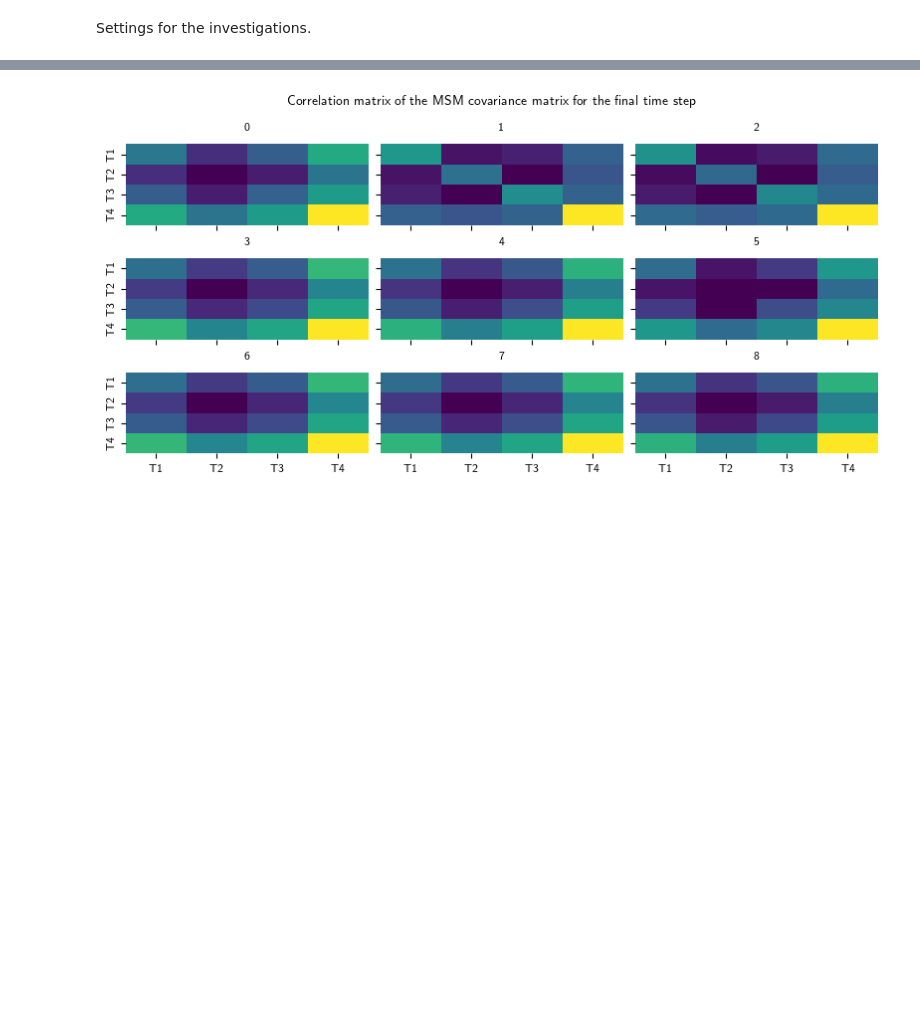
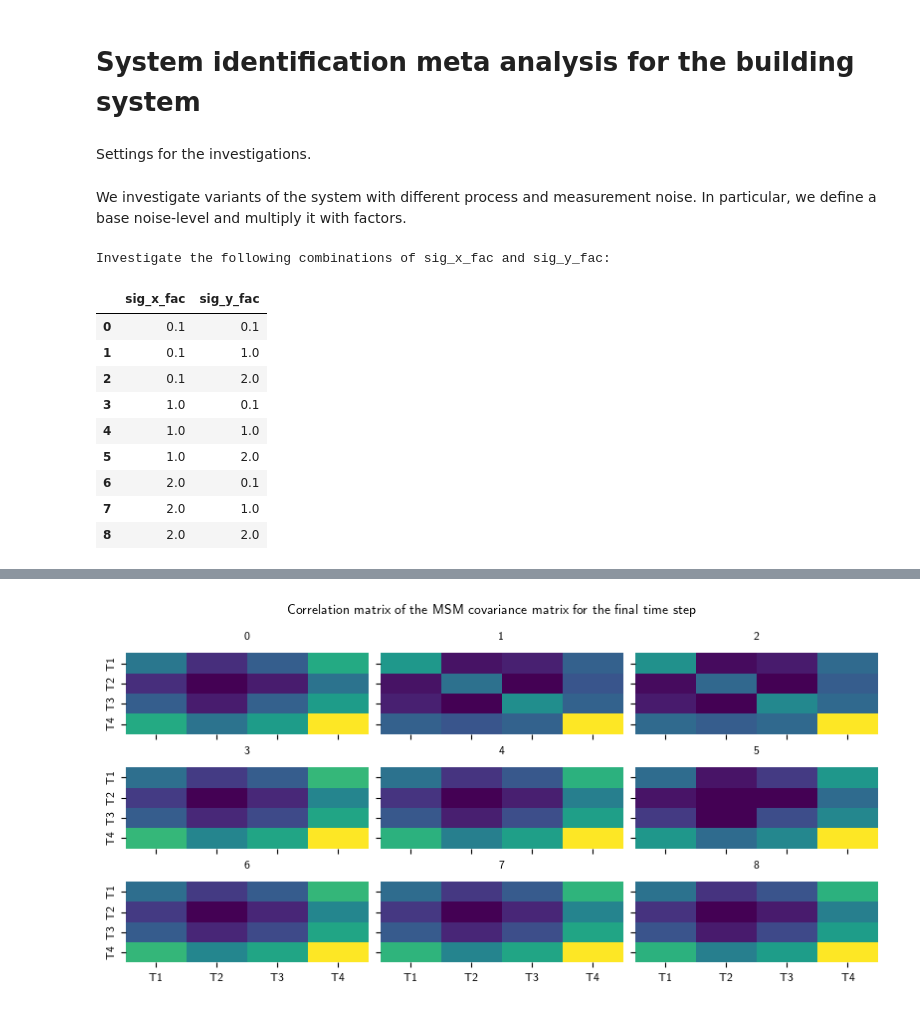
Before and after one commit to 4flixt/2023_Stochastic_MSM, a Jupyter notebook: results/sid_meta_building.ipynb, the cells around one changed output, grey strips where cells are left out. Saved outputs shown, nothing was run; the diff lists cells and outputs as text; code cells hidden in the pictures; blank space fills up the shorter version.

```diff
--- a/results/sid_meta_building.ipynb
+++ b/results/sid_meta_building.ipynb
@@ -28,3 +27,7 @@ import smpc_meta_building as smb
+# %% [markdown]
+# System identification meta analysis for the building system
+# %% [markdown]
+Settings for the investigations.
 # %%
 settings = {
     'N': 12,
@@ -33,13 +36,29 @@ settings = {
     'test_samples': 300,
     'state_feedback': False,
 }
-# %% [markdown]
-Settings for the investigations.
+# %% [markdown]
+We investigate variants of the system with different process and measurement noise.
+In particular, we define a base noise-level and multiply it with factors.
 # %%
 base_sig_x=np.array([0,0,0,0,0.5])
 base_sig_y=2e-2
 
 sig_x_fac = np.array([.1, 1, 2])
 sig_y_fac = np.array([.1, 1, 2])
 
 investigations = list(itertools.product(sig_x_fac, sig_y_fac))
+
+print('Investigate the following combinations of sig_x_fac and sig_y_fac:')
+pd.DataFrame(investigations, columns=['sig_x_fac', 'sig_y_fac'])
+# %% [output]
+Investigate the following combinations of sig_x_fac and sig_y_fac:
+|  | sig_x_fac | sig_y_fac |
+| 0 | 0.1 | 0.1 |
+| 1 | 0.1 | 1.0 |
+| 2 | 0.1 | 2.0 |
+| 3 | 1.0 | 0.1 |
+| 4 | 1.0 | 1.0 |
+| 5 | 1.0 | 2.0 |
+| 6 | 2.0 | 0.1 |
+| 7 | 2.0 | 1.0 |
+| 8 | 2.0 | 2.0 |
```
Also changed, not shown: parts of 21 cells of this notebook, 20 other files.
